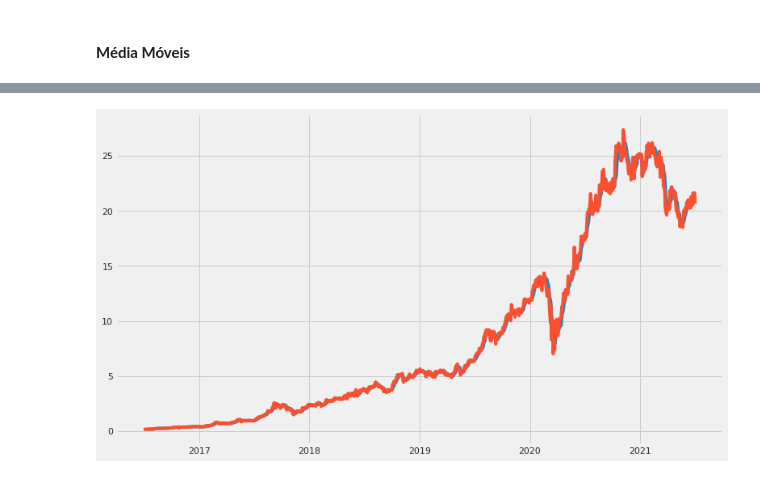
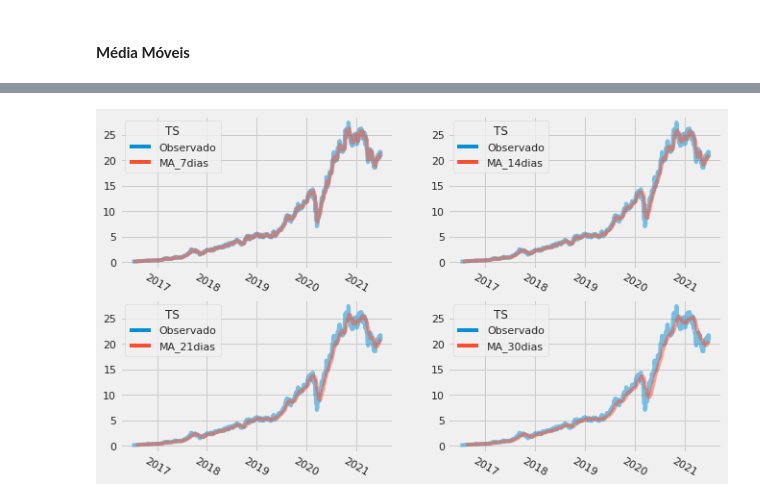
Before and after one commit to GeorgeSantos1/Projetos, a Jupyter notebook: Untitled6.ipynb, the cells around one changed output, grey strips where cells are left out. Saved outputs shown, nothing was run; the diff lists cells and outputs as text; code cells hidden in the pictures.

```diff
--- a/Untitled6.ipynb
+++ b/Untitled6.ipynb
@@ -83,8 +66,9 @@ plt.tight_layout()
 df_ma = pd.DataFrame({'Observado': df['Close'],
                       'MA_7dias': df['Close'].rolling(7).mean(),
                       'MA_14dias': df['Close'].rolling(14).mean(),
+                      'MA_21dias': df['Close'].rolling(21).mean(),
                       'MA_30dias': df['Close'].rolling(30).mean()})
 # %%
 df_ma = pd.melt(df_ma.reset_index(),id_vars=['Date'],
-                value_vars=['Observado','MA_7dias', 'MA_14dias', 'MA_30dias'],
+                value_vars=['Observado','MA_7dias', 'MA_14dias','MA_21dias', 'MA_30dias'],
                 var_name='TS',value_name='Close')
@@ -124,6 +75,17 @@ fig.show();
-# %%
-plt.figure(figsize=[12,7])
-plt.plot(ma_7dias)
-plt.plot(df['Close']);
-# %% [output]
-[figure, removed]
+# %%
+def graf_ma(ts):
+  plot = sns.lineplot(data= df_ma[(df_ma.TS == 'Observado') | (df_ma.TS == ts)],x='Date',y='Close',hue='TS',alpha = 0.5)
+  plt.ylabel(''), plt.xlabel('')
+  plt.setp(plot.get_xticklabels(), rotation=-30);
+# %%
+plt.figure(figsize=[10,6])
+plt.subplot(221)
+graf_ma('MA_7dias')
+plt.subplot(222)
+graf_ma('MA_14dias')
+plt.subplot(223)
+graf_ma('MA_21dias')
+plt.subplot(224)
+graf_ma('MA_30dias');
+# %% [output]
+[figure, added]
```
Also changed, not shown: parts of 3 cells of this notebook.
